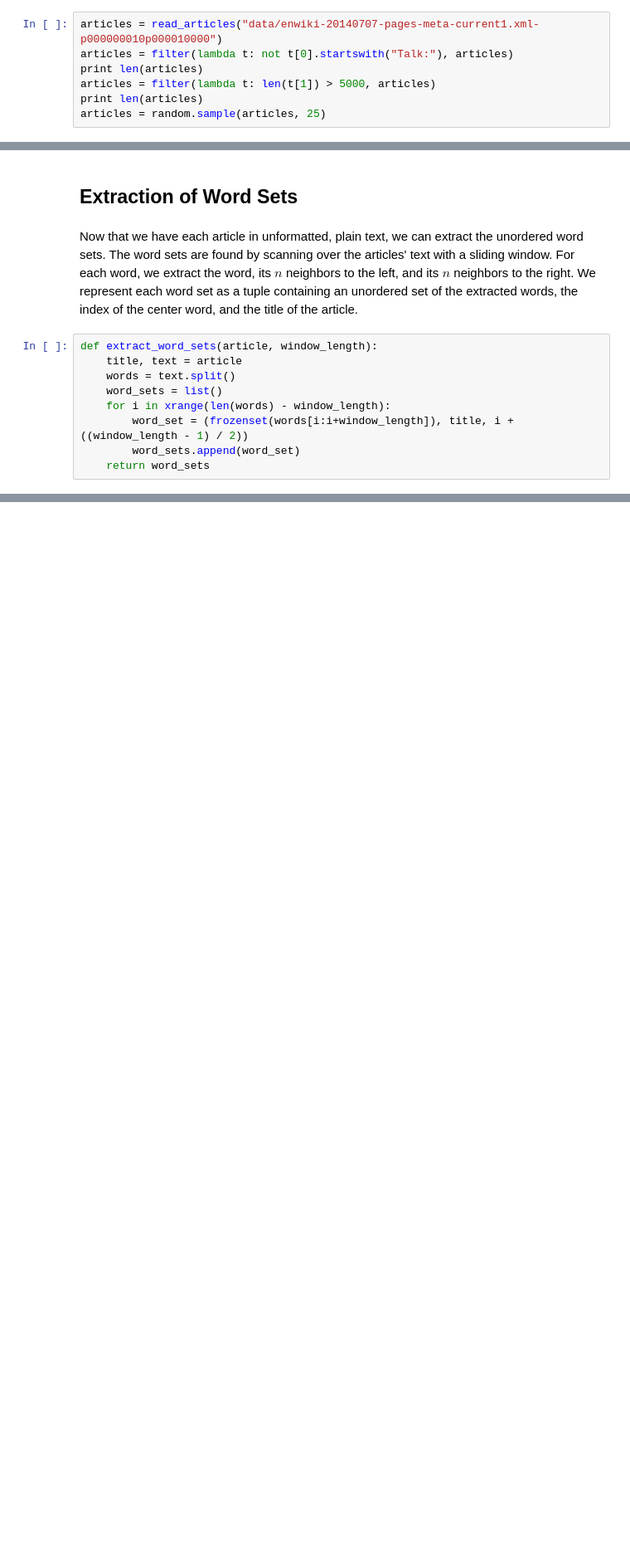
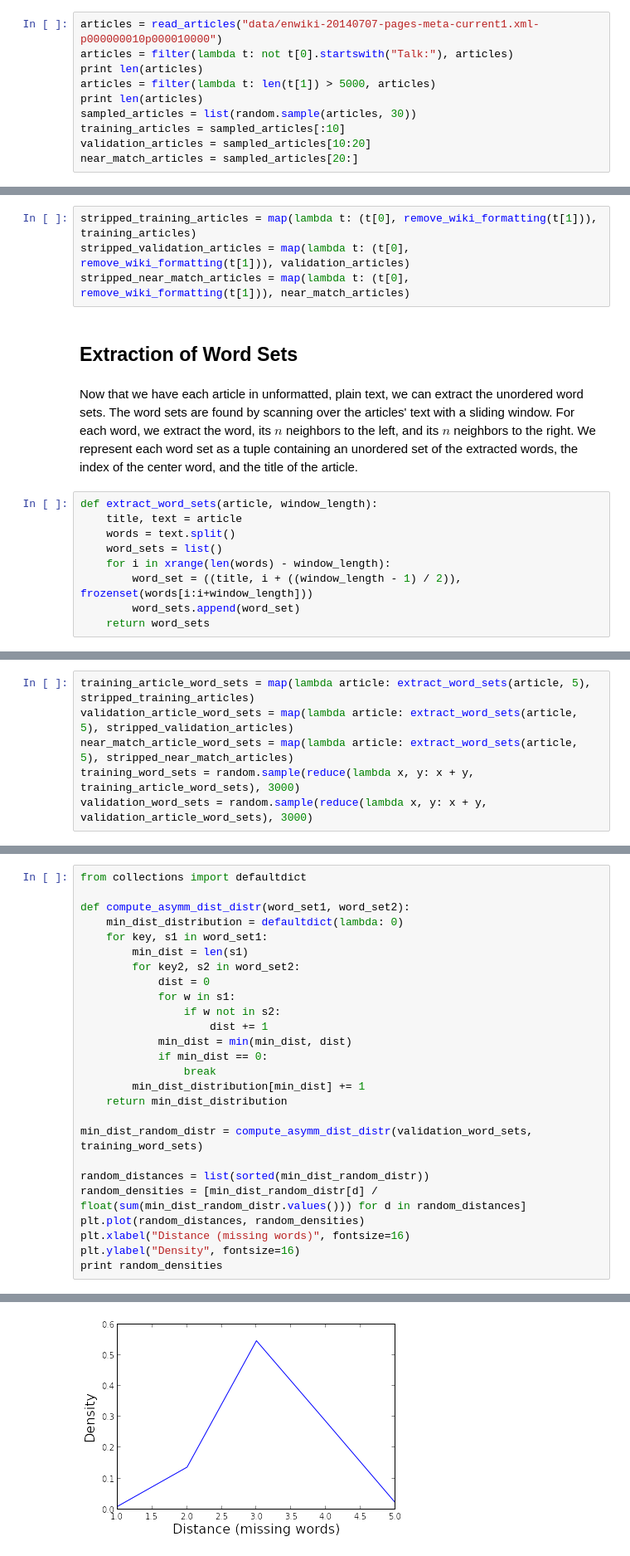
Before and after one commit to rnowling/project-sapphire, a Jupyter notebook: notebooks/Text Classification.ipynb, the cells around one changed output, grey strips where cells are left out. Shown at 83% size. Drawn from its saved outputs; the diff is of its cells as text; blank space fills up the shorter version.

```diff
--- a/notebooks/Text Classification.ipynb
+++ b/notebooks/Text Classification.ipynb
@@ -74,7 +74,10 @@ articles = filter(lambda t: not t[0].startswith("Talk:"), articles)
 print len(articles)
 articles = filter(lambda t: len(t[1]) > 5000, articles)
 print len(articles)
-articles = random.sample(articles, 25)
+sampled_articles = list(random.sample(articles, 30))
+training_articles = sampled_articles[:10]
+validation_articles = sampled_articles[10:20]
+near_match_articles = sampled_articles[20:]
 # %% [output]
 6317
 3942
@@ -223,3 +224,7 @@ articles = map(lambda t: (t[0], remove_wiki_formatting(t[1])), articles)
+# %%
+stripped_training_articles = map(lambda t: (t[0], remove_wiki_formatting(t[1])), training_articles)
+stripped_validation_articles = map(lambda t: (t[0], remove_wiki_formatting(t[1])), validation_articles)
+stripped_near_match_articles = map(lambda t: (t[0], remove_wiki_formatting(t[1])), near_match_articles)
 # %% [markdown]
 ## Extraction of Word Sets
 # %% [markdown]
@@ -230,6 +235,6 @@ def extract_word_sets(article, window_length):
     words = text.split()
     word_sets = list()
     for i in xrange(len(words) - window_length):
-        word_set = (frozenset(words[i:i+window_length]), title, i + ((window_length - 1) / 2))
+        word_set = ((title, i + ((window_length - 1) / 2)), frozenset(words[i:i+window_length]))
         word_sets.append(word_set)
     return word_sets
@@ -242 +241,7 @@ word_sets_5 = reduce(lambda x, y: x + y, article_word_sets_5)
+# %%
+training_article_word_sets = map(lambda article: extract_word_sets(article, 5), stripped_training_articles)
+validation_article_word_sets = map(lambda article: extract_word_sets(article, 5), stripped_validation_articles)
+near_match_article_word_sets = map(lambda article: extract_word_sets(article, 5), stripped_near_match_articles)
+training_word_sets = random.sample(reduce(lambda x, y: x + y, training_article_word_sets), 3000)
+validation_word_sets = random.sample(reduce(lambda x, y: x + y, validation_article_word_sets), 3000)
 # %%
@@ -251,0 +263,27 @@ print word_sets_5[0]
+# %%
+from collections import defaultdict
+
+def compute_asymm_dist_distr(word_set1, word_set2):
+    min_dist_distribution = defaultdict(lambda: 0)
+    for key, s1 in word_set1:
+        min_dist = len(s1)
+        for key2, s2 in word_set2:
+            dist = 0
+            for w in s1:
+                if w not in s2:
+                    dist += 1
+            min_dist = min(min_dist, dist)
+            if min_dist == 0:
+                break
+        min_dist_distribution[min_dist] += 1
+    return min_dist_distribution
+
+min_dist_random_distr = compute_asymm_dist_distr(validation_word_sets, training_word_sets)
+
+random_distances = list(sorted(min_dist_random_distr))
+random_densities = [min_dist_random_distr[d] / float(sum(min_dist_random_distr.values())) for d in random_distances]
+plt.plot(random_distances, random_densities)
+plt.xlabel("Distance (missing words)", fontsize=16)
+plt.ylabel("Density", fontsize=16)
+print random_densities
+# %% [output]
@@ -251,0 +291 @@ print word_sets_5[0]
+[figure, added]
```
Also changed, not shown: parts of 35 cells of this notebook.
